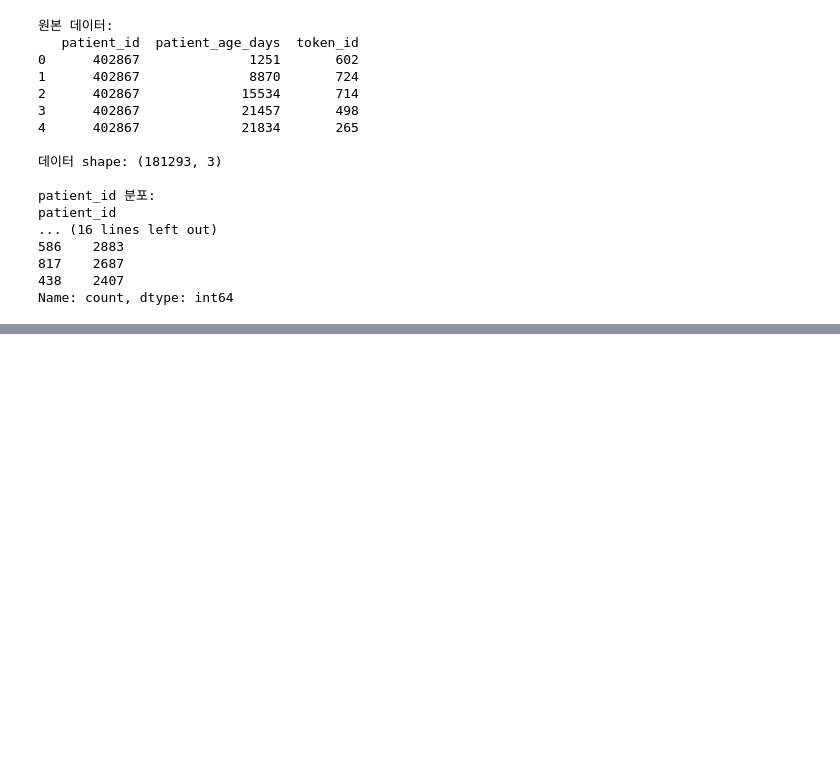
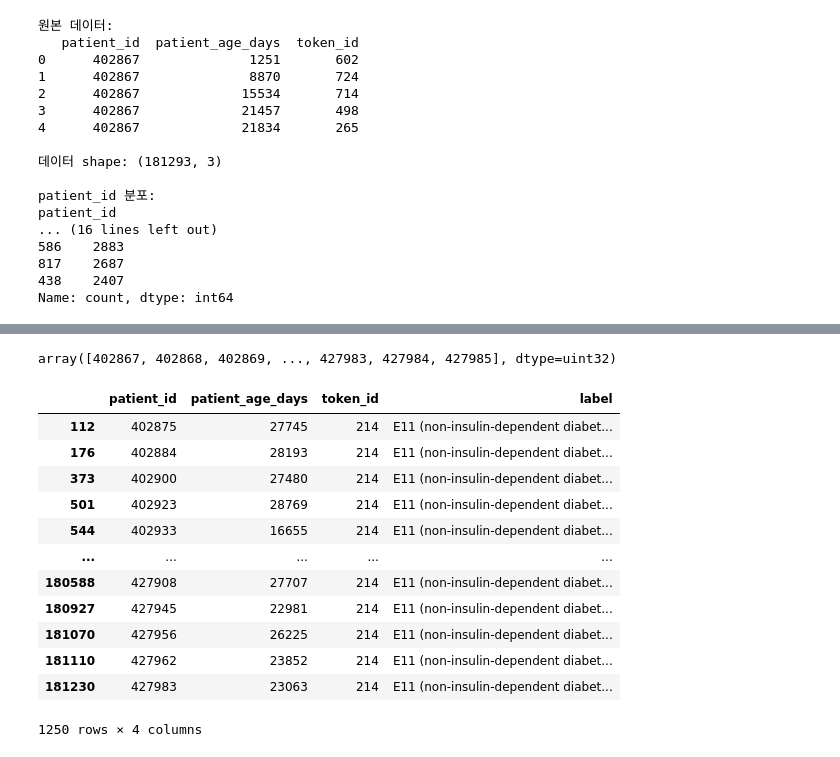
Before and after one commit to Soojin-Im/Delphi, a Jupyter notebook: train_data_add_labels.ipynb, the cells around one changed output, grey strips where cells are left out. Saved outputs shown, nothing was run; the diff lists cells and outputs as text; code cells hidden in the pictures; blank space fills up the shorter version.

```diff
--- a/train_data_add_labels.ipynb
+++ b/train_data_add_labels.ipynb
@@ -66,0 +54,16 @@ print(df_filtered)
+# %%
+# labels.csv 파일 읽기
+labels_path = "/content/drive/MyDrive/STUDY/Delphi/data/ukb_simulated_data/labels.csv"
+with open(labels_path, 'r', encoding='utf-8') as f:
+    labels = [line.strip() for line in f.readlines()]
+
+# labels.csv의 1번째 행(Padding)과 2번째 행(No event)는 모두 token_id 0에 해당
+# labels.csv의 3번째 행(Female)부터 token_id 1로 시작
+# 즉: token_id 0 -> Padding 또는 No event, token_id 1 -> Female, token_id 2 -> Male, ...
+label_dict = {}
+# token_id 0은 Padding (또는 No event도 가능하지만 Padding을 기본으로)
+label_dict[0] = labels[0]  # Padding
+# token_id 1부터는 labels.csv의 인덱스 2부터 매핑
+for token_id in range(1, len(labels) - 1):  # token_id 1부터 시작
+    label_dict[token_id] = labels[token_id + 1]  # labels[2] -> token_id 1, labels[3] -> token_id 2, ...
+label_dict
@@ -66,0 +180,21 @@ print(df_filtered)
+# %%
+(df['patient_id'].unique())
+# %% [output]
+array([402867, 402868, 402869, ..., 427983, 427984, 427985], dtype=uint32)
+# %%
+df_token_dm = df[df["token_id"] == 214]
+df_token_dm
+# %% [output]
+|  | patient_id | patient_age_days | token_id | label |
+| 112 | 402875 | 27745 | 214 | E11 (non-insulin-dependent diabet... |
+| 176 | 402884 | 28193 | 214 | E11 (non-insulin-dependent diabet... |
+| 373 | 402900 | 27480 | 214 | E11 (non-insulin-dependent diabet... |
+| 501 | 402923 | 28769 | 214 | E11 (non-insulin-dependent diabet... |
+| 544 | 402933 | 16655 | 214 | E11 (non-insulin-dependent diabet... |
+| ... | ... | ... | ... | ... |
+| 180588 | 427908 | 27707 | 214 | E11 (non-insulin-dependent diabet... |
+| 180927 | 427945 | 22981 | 214 | E11 (non-insulin-dependent diabet... |
+| 181070 | 427956 | 26225 | 214 | E11 (non-insulin-dependent diabet... |
+| 181110 | 427962 | 23852 | 214 | E11 (non-insulin-dependent diabet... |
+| 181230 | 427983 | 23063 | 214 | E11 (non-insulin-dependent diabet... |
+1250 rows × 4 columns
```
Also changed, not shown: parts of 8 cells of this notebook.
